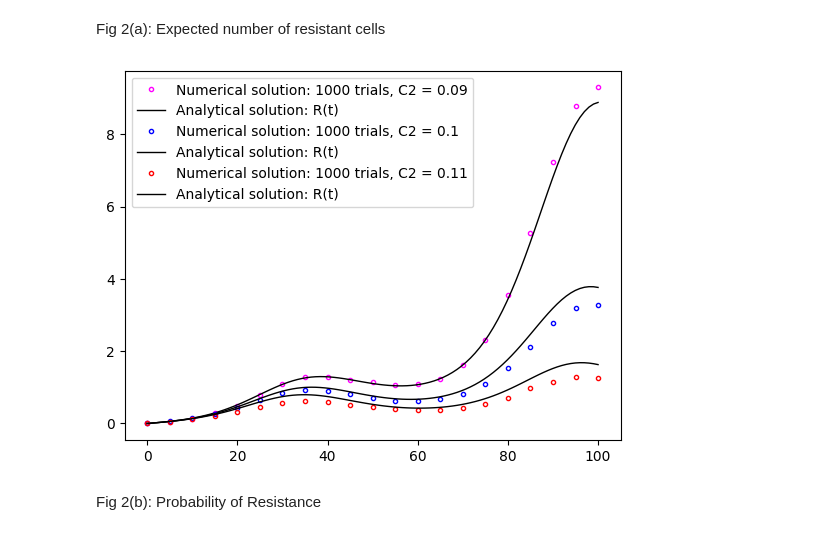
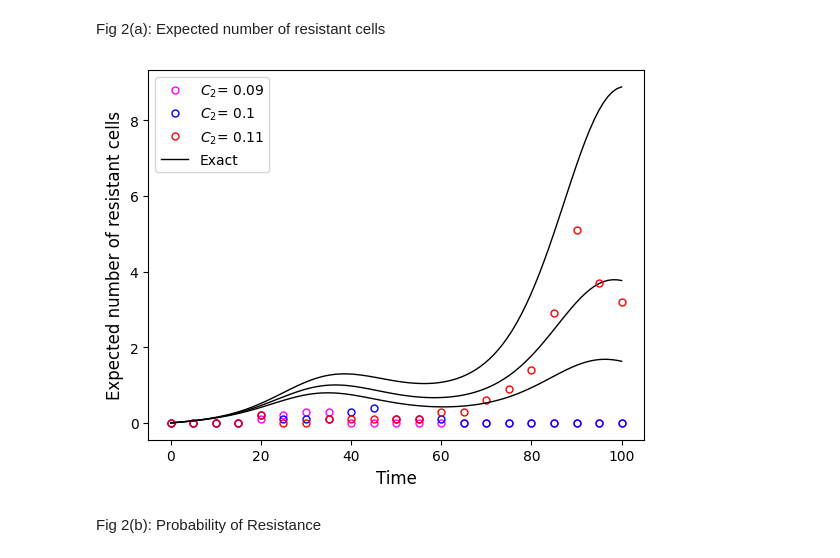
Before and after one commit to colmmcc2000/RSCAM_Group_11, a Jupyter notebook: code_RSCAM.ipynb, the cells around one changed output. Saved outputs shown, nothing was run; the diff lists cells and outputs as text; code cells hidden in the pictures.

```diff
--- a/code_RSCAM.ipynb
+++ b/code_RSCAM.ipynb
@@ -136,34 +208,46 @@ def R_t(t, C2):
     value, error = integrate.quad(integral, 0, t)
     return value
 # %%
-N = 1000 #Number of trials
+N = 10 #Number of trials
 T_max = 100
 M0 = 100
 R0 = 0
 beta = 0.7
 u = 1e-3
 B1 = 0.1
-#C2 = 0.09
+c_vals = [0.09, 0.1, 0.11]
+colours = ['magenta','blue','red']
+_ = zip(c_vals, colours)
+count = 0
 
-
-for C2, color in zip([0.09, 0.1, 0.11], ['magenta','blue','red']):
+for C2, color in _:
     grid, mean_pop, mean_r, probs, var_r = get_mean_trajectory_double(N, T_max, M0, R0, example_rates_double, beta, u, B1, C2)
 
     # plt.plot(grid, mean_r, c = 'red', label = f'Numerical solution: {N} trials, C2 = {C2}' )
-    plt.plot(grid, mean_r, 'o', c = color, markersize=3, markevery = 5, fillstyle='none', label = f'Numerical solution: {N} trials, C2 = {C2}' )
+    plt.plot(grid, mean_r, 'o', c = color, markersize = 5, markevery = 5, fillstyle = 'none', label = r'$C_2$' f'= {C2}' )
 
     vals_r = np.linspace(0, 100, 100)
     store_r = np.zeros(len(vals_r))
 
     for i, _ in enumerate(vals_r):
         store_r[i] = R_t(_, C2)
 
-    plt.plot(vals_r, store_r, c = 'black', linestyle = '-', linewidth=1, label = 'Analytical solution: R(t)')
-    plt.legend()
+    #Simple counter to only add 'Exact' to the legend once
+    if count == 2:
+        plt.plot(vals_r, store_r, c = 'black', linestyle = '-', linewidth=1, label = 'Exact')
+    else:
+        plt.plot(vals_r, store_r, c = 'black', linestyle = '-', linewidth=1)
+    count += 1
+plt.legend()
 
+plt.xlabel('Time', fontsize=12)
+plt.ylabel('Expected number of resistant cells', fontsize=12)
+
+#uncomment to overwrite figure
+plt.savefig('Figs/double_type_population.pdf', format='pdf', bbox_inches='tight', dpi=300)
 plt.show()
 # %% [output]
-[figure, old version]
+[figure, new version]
 # %% [markdown]
 Fig 2(b): Probability of Resistance
 # %%
```
Also changed, not shown: parts of 6 cells of this notebook, 5 other files.
